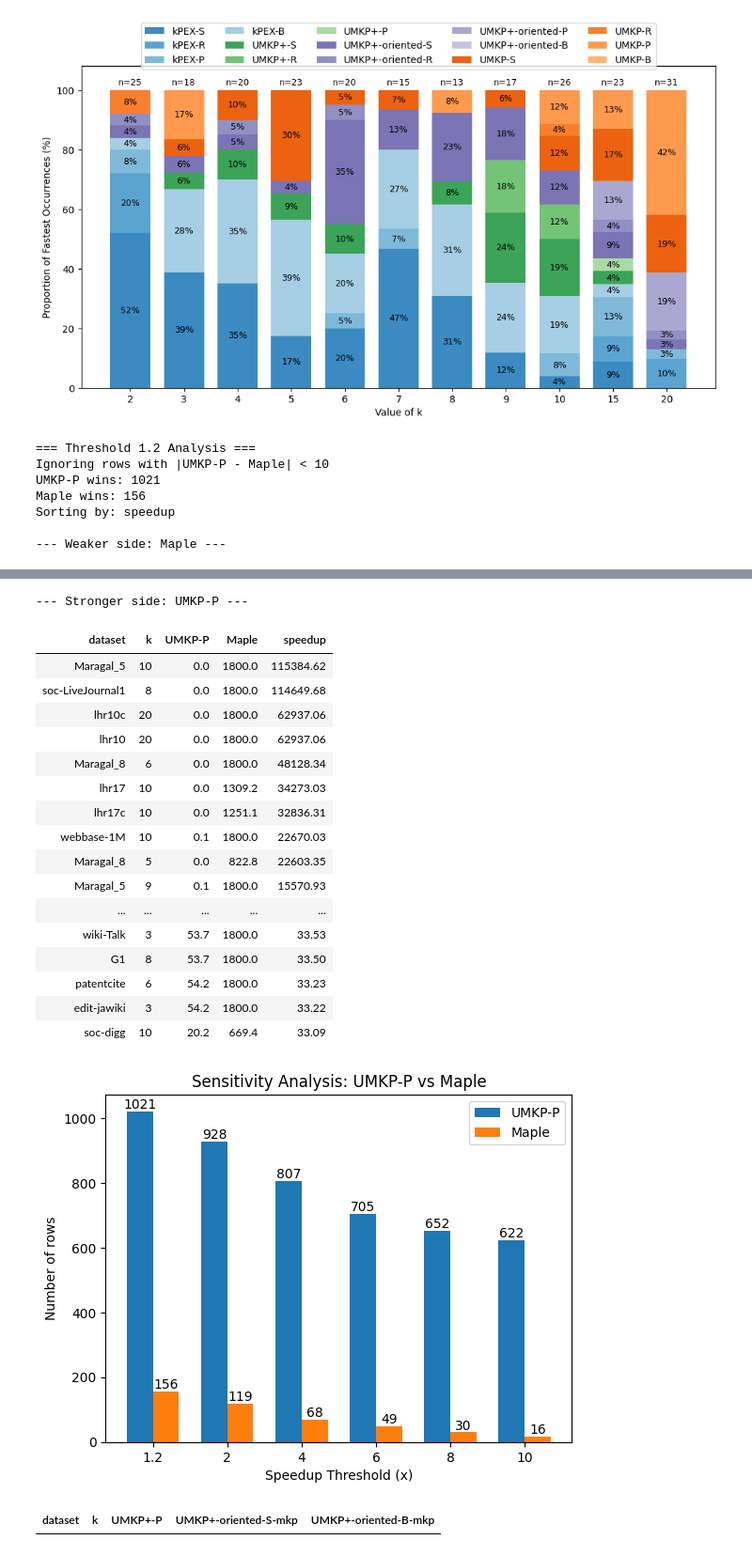
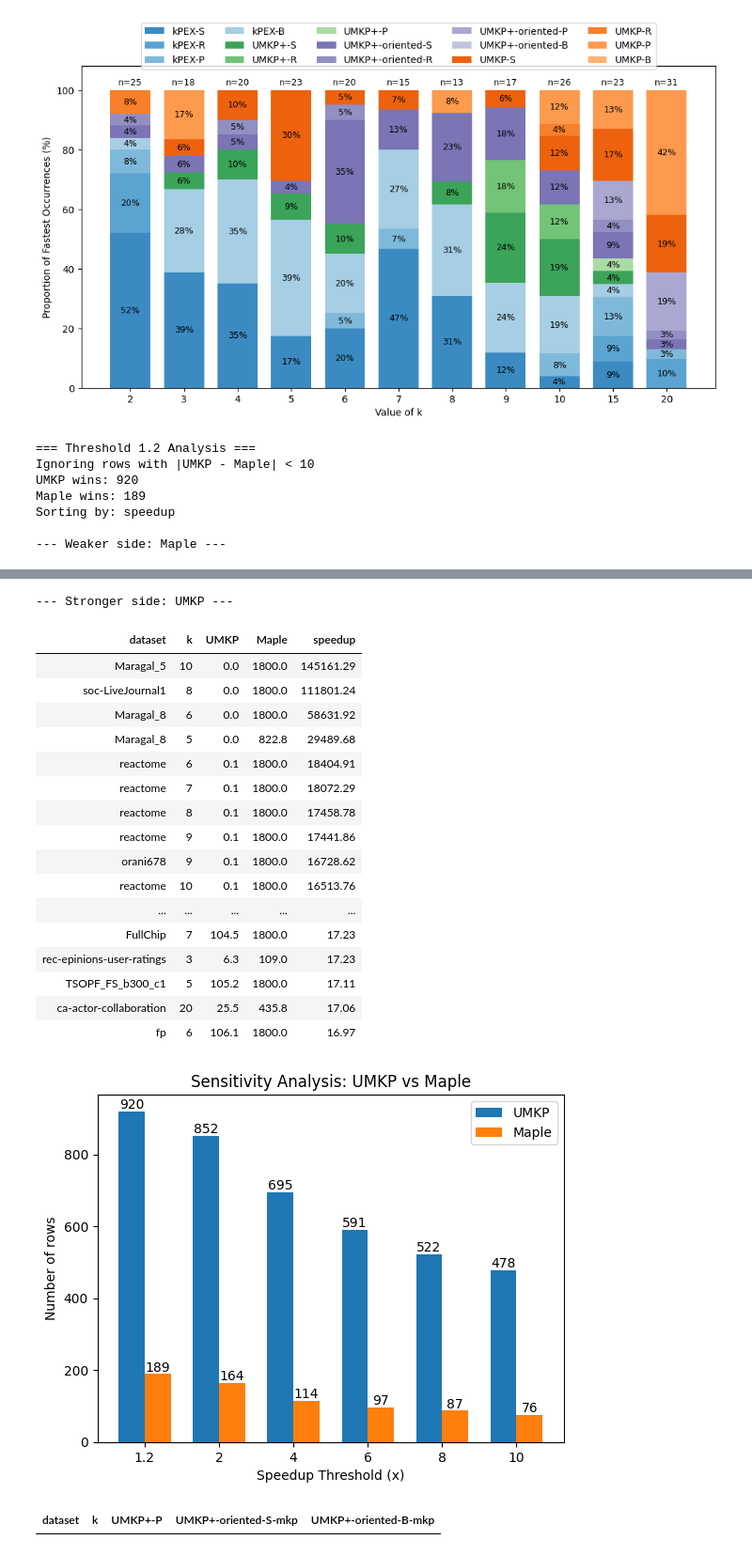
Before and after one commit to akhlaqueak/kplex-ML, a Jupyter notebook: notebooks/entire-data-algos.ipynb, the cells around one changed output, grey strips where cells are left out. Shown at 94% size. Drawn from its saved outputs; the diff is of its cells as text; code cells hidden in the pictures.

```diff
--- a/notebooks/entire-data-algos.ipynb
+++ b/notebooks/entire-data-algos.ipynb
@@ -350,7 +350,7 @@ def compare_speedups(df, col_a, col_b,
     plt.show()
 
 # compare_speedups(df, "UMKP-S", "DiseMKP", min_abs_diff=10)
-compare_speedups(df, "UMKP-P", "Maple", min_abs_diff=10)
+compare_speedups(df, "UMKP", "Maple", min_abs_diff=10)
 # compare_speedups(df, "UMKP+-oriented-B", "kPlexT", min_abs_diff=10)
 # compare_speedups(df, "CTCP-KPEX", "CFCTCP-KPEX", min_abs_diff=10)
 # compare_speedups(df, "CTCP-KPEX", "CTCP-EGO", min_abs_diff=1)
@@ -363,9 +363,9 @@ compare_speedups(df, "UMKP-P", "Maple", min_abs_diff=10)
 # compare_speedups(df, "kPEX-orig", "kPEX", min_abs_diff=10)
 # %% [output]
 === Threshold 1.2 Analysis ===
-Ignoring rows with |UMKP-P - Maple| < 10
-UMKP-P wins: 1021
-Maple wins: 156
+Ignoring rows with |UMKP - Maple| < 10
+UMKP wins: 920
+Maple wins: 189
 Sorting by: speedup
 
 --- Weaker side: Maple ---
@@ -389,22 +389,22 @@ Sorting by: speedup
---- Stronger side: UMKP-P ---
+--- Stronger side: UMKP ---
-| dataset | k | UMKP-P | Maple | speedup |
-| Maragal_5 | 10 | 0.0 | 1800.0 | 115384.62 |
-| soc-LiveJournal1 | 8 | 0.0 | 1800.0 | 114649.68 |
-| lhr10c | 20 | 0.0 | 1800.0 | 62937.06 |
-| lhr10 | 20 | 0.0 | 1800.0 | 62937.06 |
-| Maragal_8 | 6 | 0.0 | 1800.0 | 48128.34 |
-| lhr17 | 10 | 0.0 | 1309.2 | 34273.03 |
-| lhr17c | 10 | 0.0 | 1251.1 | 32836.31 |
-| webbase-1M | 10 | 0.1 | 1800.0 | 22670.03 |
-| Maragal_8 | 5 | 0.0 | 822.8 | 22603.35 |
-| Maragal_5 | 9 | 0.1 | 1800.0 | 15570.93 |
+| dataset | k | UMKP | Maple | speedup |
+| Maragal_5 | 10 | 0.0 | 1800.0 | 145161.29 |
+| soc-LiveJournal1 | 8 | 0.0 | 1800.0 | 111801.24 |
+| Maragal_8 | 6 | 0.0 | 1800.0 | 58631.92 |
+| Maragal_8 | 5 | 0.0 | 822.8 | 29489.68 |
+| reactome | 6 | 0.1 | 1800.0 | 18404.91 |
+| reactome | 7 | 0.1 | 1800.0 | 18072.29 |
+| reactome | 8 | 0.1 | 1800.0 | 17458.78 |
+| reactome | 9 | 0.1 | 1800.0 | 17441.86 |
+| orani678 | 9 | 0.1 | 1800.0 | 16728.62 |
+| reactome | 10 | 0.1 | 1800.0 | 16513.76 |
 | ... | ... | ... | ... | ... |
-| wiki-Talk | 3 | 53.7 | 1800.0 | 33.53 |
-| G1 | 8 | 53.7 | 1800.0 | 33.50 |
-| patentcite | 6 | 54.2 | 1800.0 | 33.23 |
-| edit-jawiki | 3 | 54.2 | 1800.0 | 33.22 |
-| soc-digg | 10 | 20.2 | 669.4 | 33.09 |
+| FullChip | 7 | 104.5 | 1800.0 | 17.23 |
+| rec-epinions-user-ratings | 3 | 6.3 | 109.0 | 17.23 |
+| TSOPF_FS_b300_c1 | 5 | 105.2 | 1800.0 | 17.11 |
+| ca-actor-collaboration | 20 | 25.5 | 435.8 | 17.06 |
+| fp | 6 | 106.1 | 1800.0 | 16.97 |
-[figure, old version]
+[figure, new version]
 # %%
 def compare_cols(df, col1, col2, extra_cols=("dataset", "k", "UMKP+-P"), ignore_value=1800):
     mask = (
```
Also changed, not shown: parts of 1 cell of this notebook, 49 other files.
